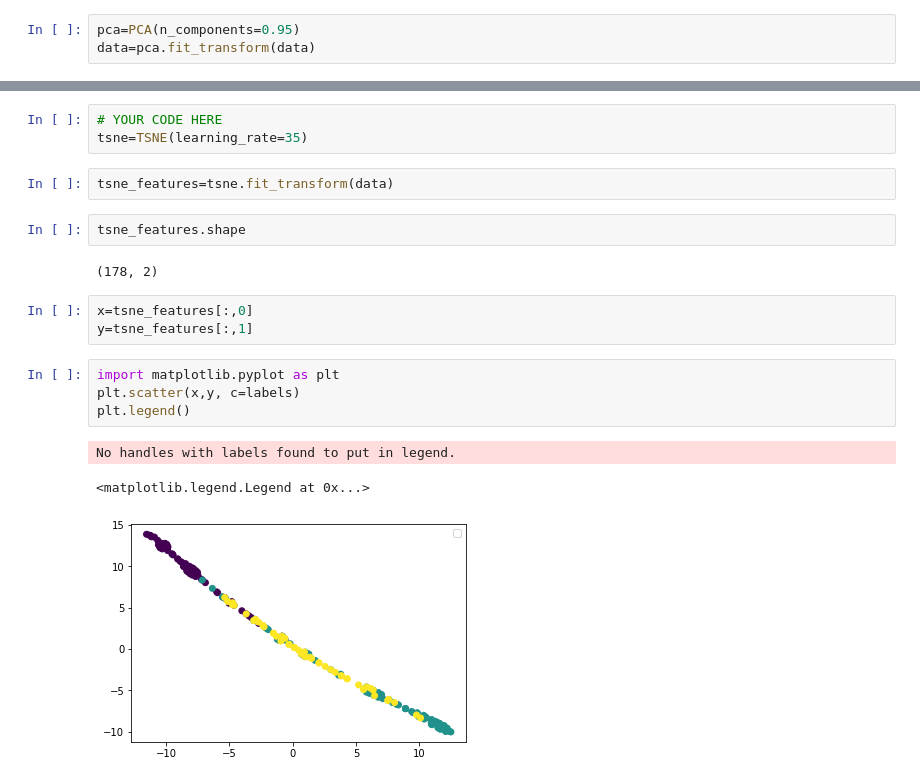
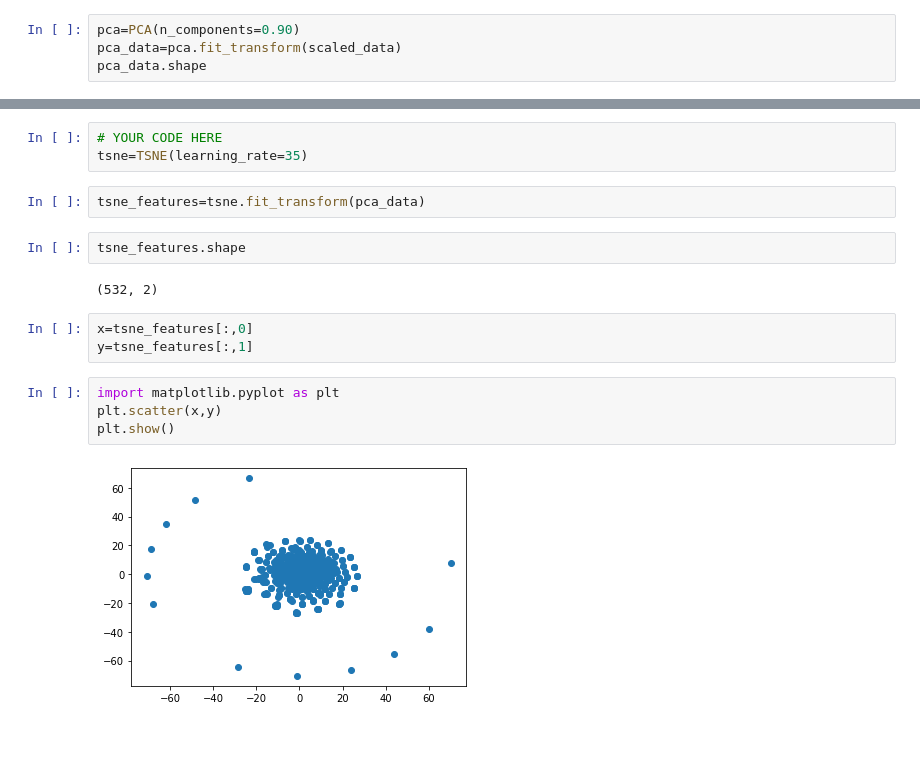
Before and after one commit to pandeysudip/Cryptocurrency-Clusters, a Jupyter notebook: model.ipynb, the cells around one changed output, grey strips where cells are left out. Saved outputs shown, nothing was run; the diff lists cells and outputs as text; blank space fills up the shorter version.

Commit message:
cleaning data

```diff
--- a/model.ipynb
+++ b/model.ipynb
@@ -116,5 +131,6 @@ scaled_data.shape
 # %% [output]
 (532, 377)
 # %%
-pca=PCA(n_components=0.95)
-data=pca.fit_transform(data)
+pca=PCA(n_components=0.90)
+pca_data=pca.fit_transform(scaled_data)
+pca_data.shape
@@ -122,19 +160,17 @@ data=pca.fit_transform(data)
 # YOUR CODE HERE
 tsne=TSNE(learning_rate=35)
 # %%
-tsne_features=tsne.fit_transform(data)
+tsne_features=tsne.fit_transform(pca_data)
 # %%
 tsne_features.shape
 # %% [output]
-(178, 2)
+(532, 2)
 # %%
 x=tsne_features[:,0]
 y=tsne_features[:,1]
 # %%
 import matplotlib.pyplot as plt
-plt.scatter(x,y, c=labels)
-plt.legend()
+plt.scatter(x,y)
+plt.show()
 # %% [output]
-No handles with labels found to put in legend.
-<matplotlib.legend.Legend at 0x...>
-[figure, old version]
+[figure, new version]
```
Also changed, not shown: parts of 7 cells of this notebook.
